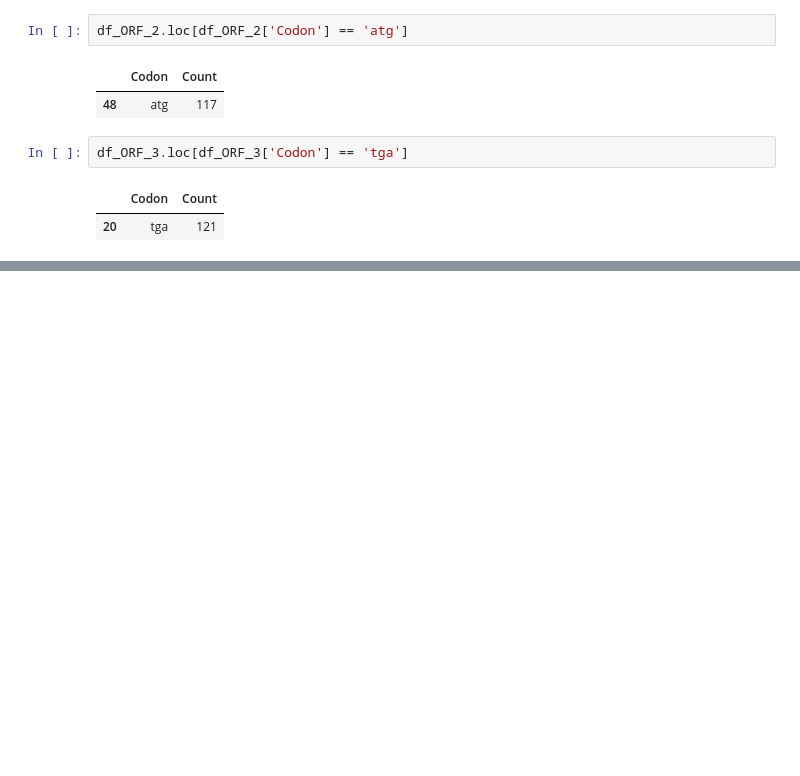
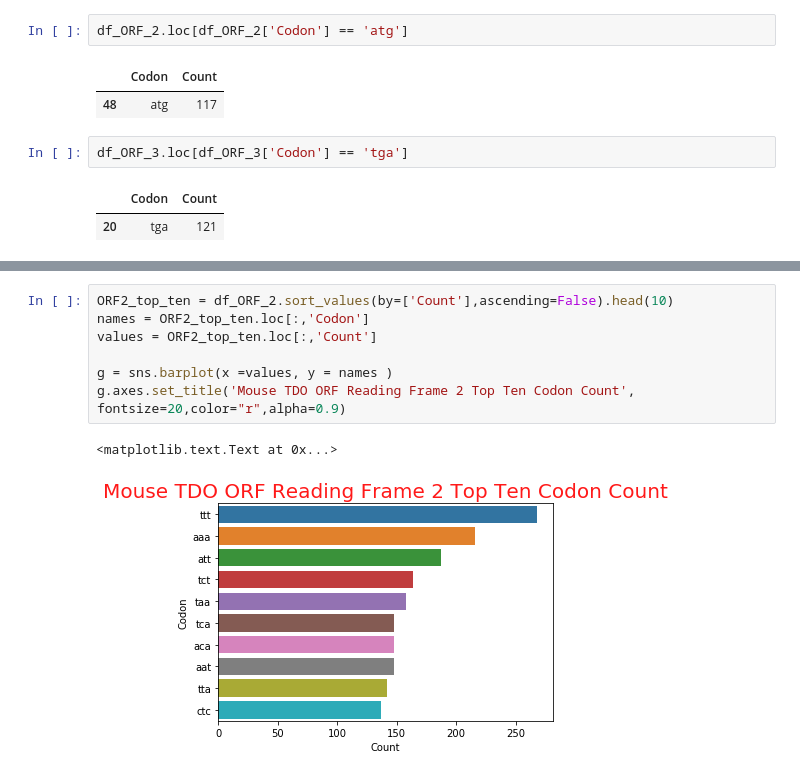
Before and after one commit to swlew369/Bioinformatics_Stuff, a Jupyter notebook: Mouse_TDO.ipynb, the cells around one changed output, grey strips where cells are left out. Saved outputs shown, nothing was run; the diff lists cells and outputs as text; blank space fills up the shorter version.

```diff
--- a/Mouse_TDO.ipynb
+++ b/Mouse_TDO.ipynb
@@ -146,0 +172,10 @@ df_ORF_3.loc[df_ORF_3['Codon'] == 'tga']
+# %%
+ORF2_top_ten = df_ORF_2.sort_values(by=['Count'],ascending=False).head(10)
+names = ORF2_top_ten.loc[:,'Codon']
+values = ORF2_top_ten.loc[:,'Count']
+
+g = sns.barplot(x =values, y = names )
+g.axes.set_title('Mouse TDO ORF Reading Frame 2 Top Ten Codon Count', fontsize=20,color="r",alpha=0.9)
+# %% [output]
+<matplotlib.text.Text at 0x...>
+[figure, added]
```
Also changed, not shown: parts of 5 cells of this notebook.
